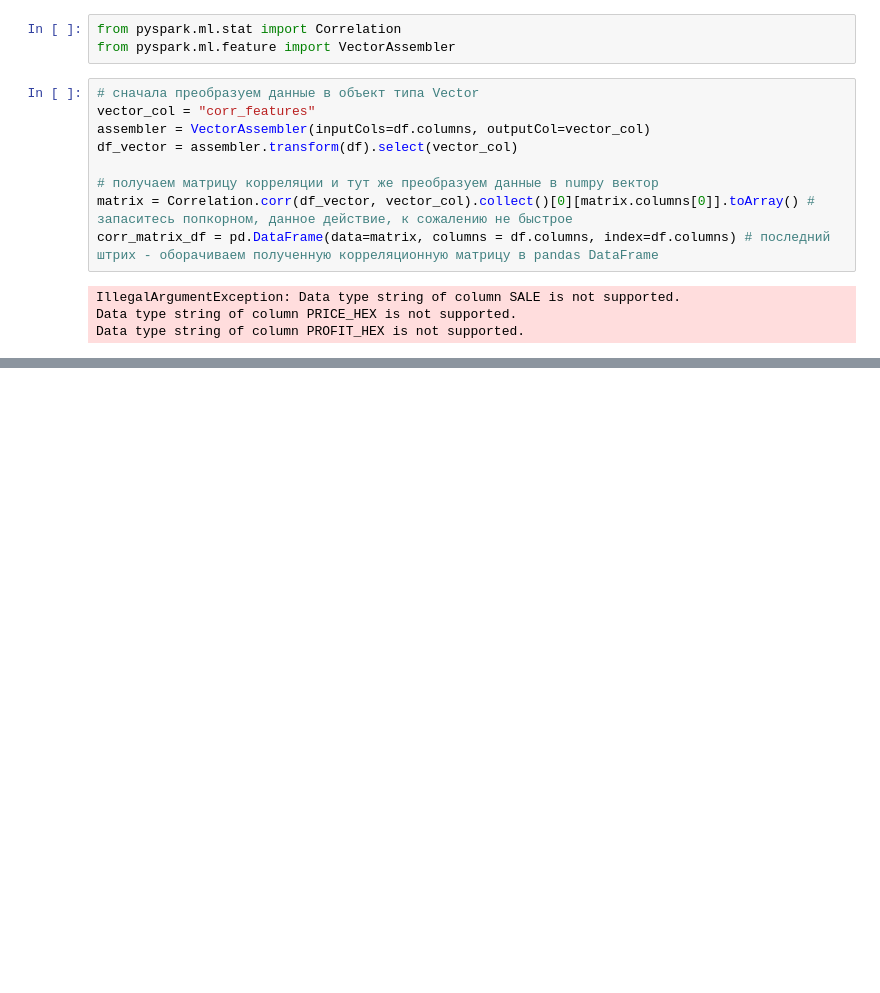
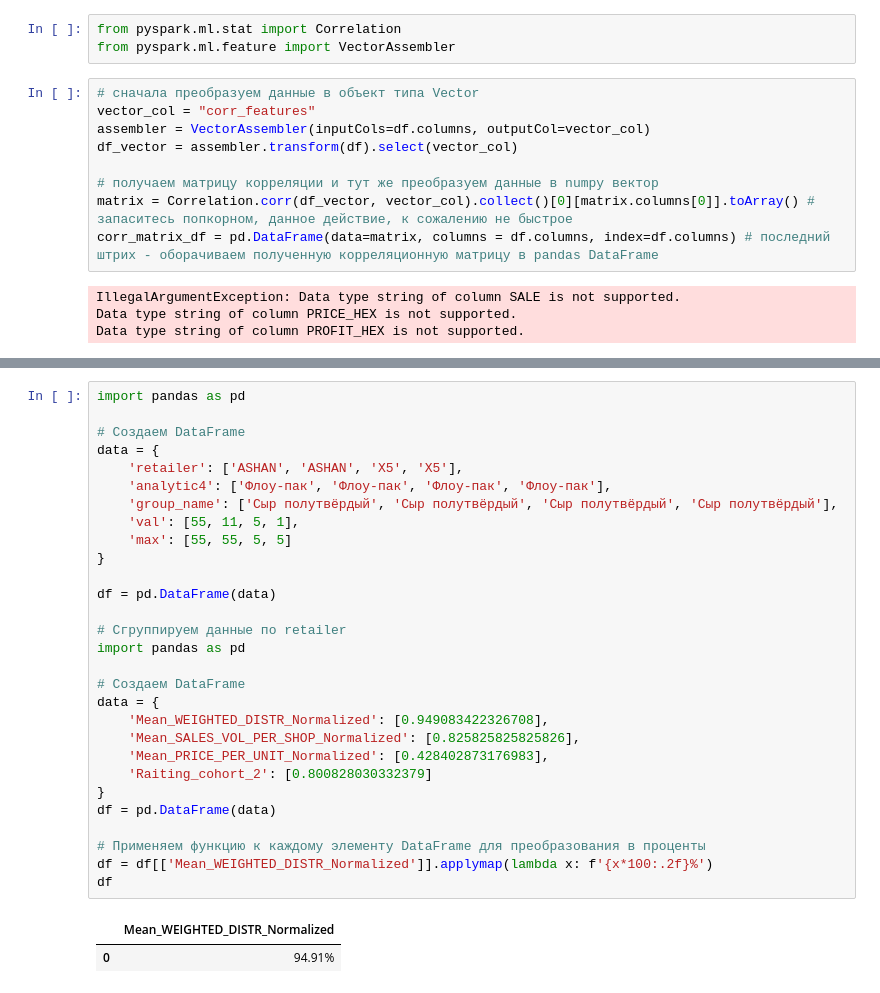
Before and after one commit to budennovsk/Pandas, a Jupyter notebook: work_1.ipynb, the cells around one changed output, grey strips where cells are left out. Drawn from its saved outputs; the diff is of its cells as text; blank space fills up the shorter version.

```diff
--- a/work_1.ipynb
+++ b/work_1.ipynb
@@ -460,0 +511,32 @@ Data type string of column PROFIT_HEX is not supported.
+# %%
+import pandas as pd
+
+# Создаем DataFrame
+data = {
+    'retailer': ['ASHAN', 'ASHAN', 'X5', 'X5'],
+    'analytic4': ['Флоу-пак', 'Флоу-пак', 'Флоу-пак', 'Флоу-пак'],
+    'group_name': ['Сыр полутвёрдый', 'Сыр полутвёрдый', 'Сыр полутвёрдый', 'Сыр полутвёрдый'],
+    'val': [55, 11, 5, 1],
+    'max': [55, 55, 5, 5]
+}
+
+df = pd.DataFrame(data)
+
+# Сгруппируем данные по retailer
+import pandas as pd
+
+# Создаем DataFrame
+data = {
+    'Mean_WEIGHTED_DISTR_Normalized': [0.949083422326708],
+    'Mean_SALES_VOL_PER_SHOP_Normalized': [0.825825825825826],
+    'Mean_PRICE_PER_UNIT_Normalized': [0.428402873176983],
+    'Raiting_cohort_2': [0.800828030332379]
+}
+df = pd.DataFrame(data)
+
+# Применяем функцию к каждому элементу DataFrame для преобразования в проценты
+df = df[['Mean_WEIGHTED_DISTR_Normalized']].applymap(lambda x: f'{x*100:.2f}%')
+df
+# %% [output]
+|  | Mean_WEIGHTED_DISTR_Normalized |
+| 0 | 94.91% |
```
Also changed, not shown: parts of 5 cells of this notebook.
